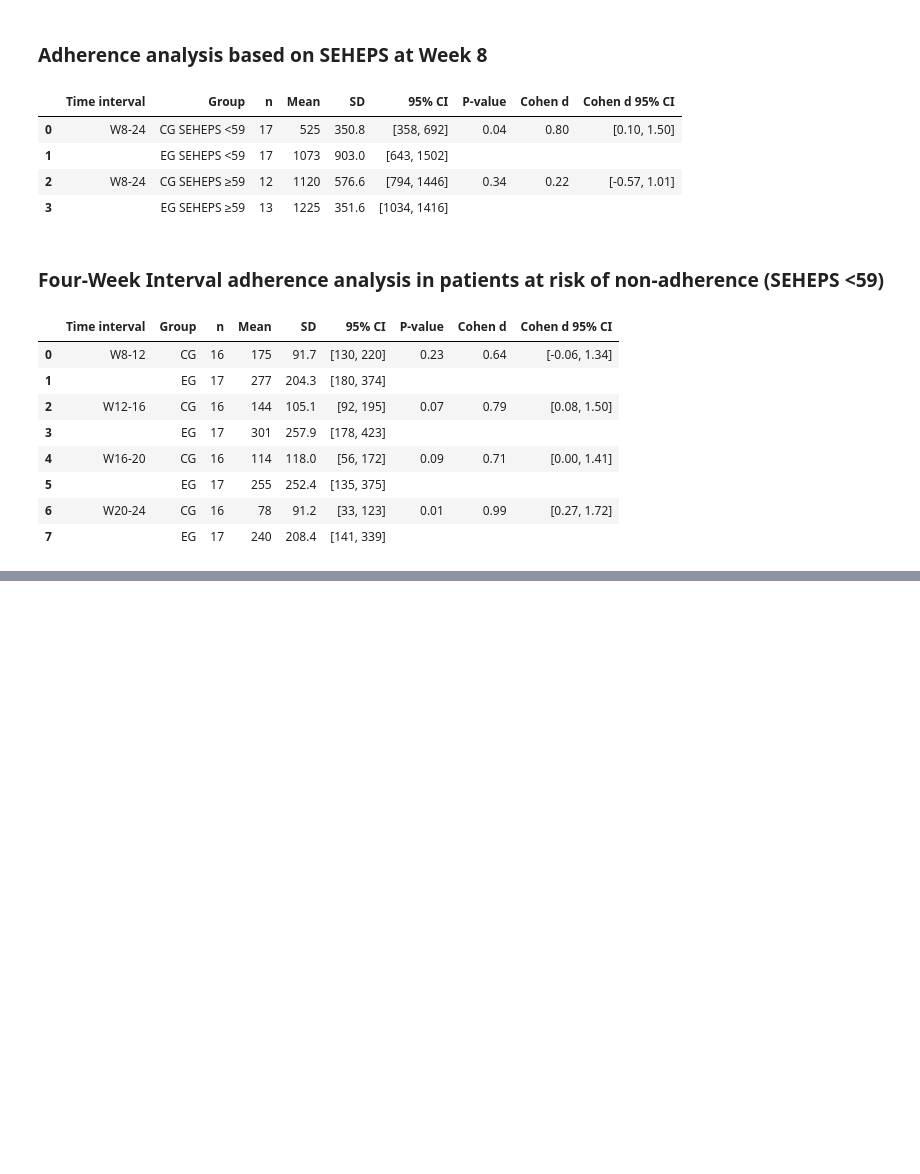
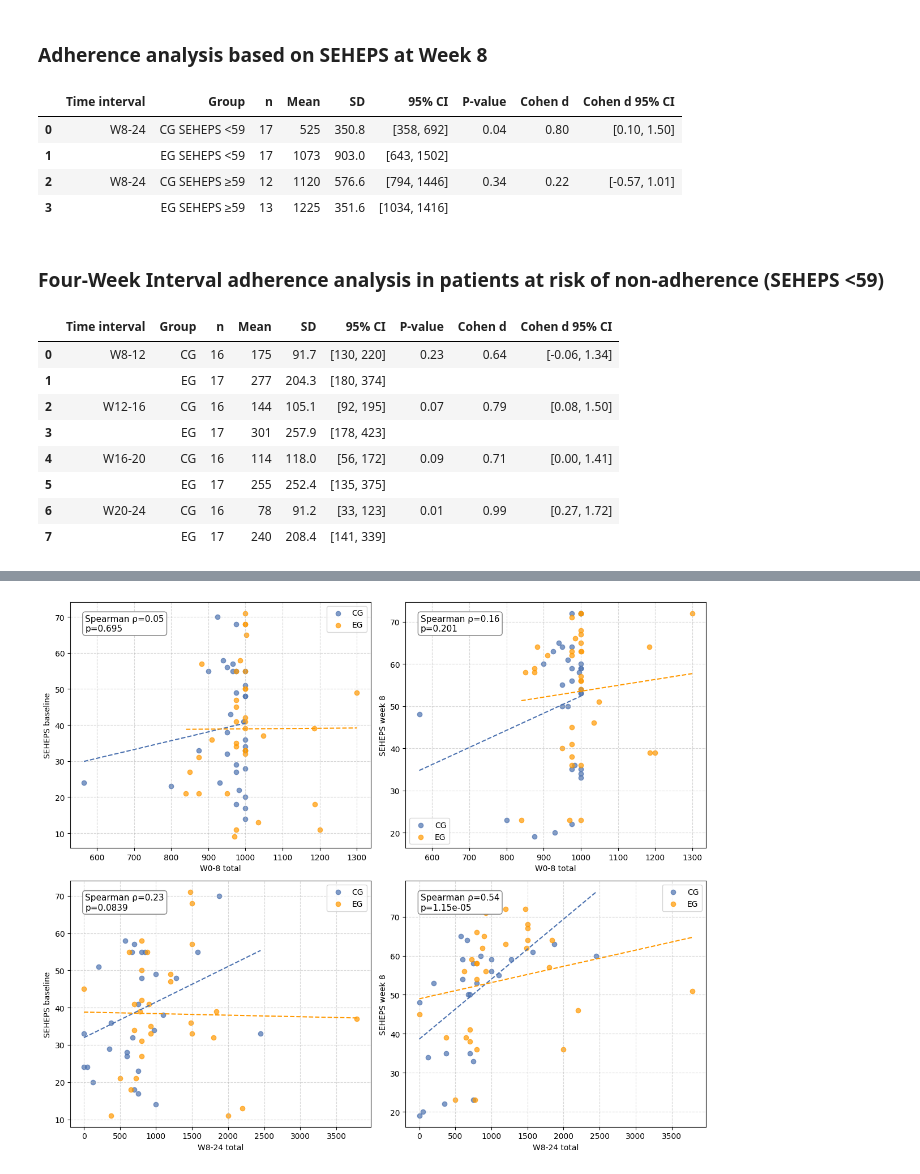
Before and after one commit to kbi-fbmi/articles--2025expiratory, a Jupyter notebook: statistics_original.ipynb, the cells around one changed output, grey strips where cells are left out. Saved outputs shown, nothing was run; the diff lists cells and outputs as text; code cells hidden in the pictures; blank space fills up the shorter version.

```diff
--- a/statistics_original.ipynb
+++ b/statistics_original.ipynb
@@ -491 +489,92 @@ display(table3)
 | 9 |  | EG SEHEPS ≥59 | 13 | 179.2 (54.5) | 182.5 (57.5) | +3.2 (16.3) | [-5.6, 12.1] |  | ... |
+# %%
+# Association between adherence and SEHEPS (Spearman’s ρ)
+from scipy.stats import spearmanr
+import pandas as pd
+
+# Define pairs to test: adherence (total) vs SEHEPS at baseline and week 8
+pairs = [
+    ('w0-8_total', 'seheps', 'W0-8 total', 'SEHEPS baseline'),
+    ('w0-8_total', 'w8_seheps', 'W0-8 total', 'SEHEPS week 8'),
+    ('w8-24_total', 'seheps', 'W8-24 total', 'SEHEPS baseline'),
+    ('w8-24_total', 'w8_seheps', 'W8-24 total', 'SEHEPS week 8'),
+
+    # Add more if needed
+    ]
+
+results = []
+for x_col, y_col, x_label, y_label in pairs:
+    # Drop rows with missing values in either column
+    valid = df[[x_col, y_col]].dropna()
+    if len(valid) > 2:
+        rho, pval = spearmanr(valid[x_col], valid[y_col])
+        results.append([x_label, y_label, len(valid), round(rho, 3), f'{pval:.3g}'])
+    else:
+        results.append([x_label, y_label, len(valid), None, None])
+
+assoc_table = pd.DataFrame(results, columns=['Adherence', 'SEHEPS', 'n','Spearman rho', 'P-value'])
+display(assoc_table)
+
+results = []
+for x_col, y_col, x_label, y_label in pairs:
+    # Drop rows with missing values in either column
+    valid = CG[[x_col, y_col]].dropna()
+    if len(valid) > 2:
+        rho, pval = spearmanr(valid[x_col], valid[y_col])
+        results.append([x_label, y_label, len(valid), round(rho, 3), f'{pval:.3g}'])
+    else:
+        results.append([x_label, y_label, len(valid), None, None])
+
+assoc_table = pd.DataFrame(results, columns=['Adherence CG', 'SEHEPS', 'n','Spearman rho', 'P-value'])
+display(assoc_table)
+
+
+results = []
+for x_col, y_col, x_label, y_label in pairs:
+    # Drop rows with missing values in either column
+    valid = EG[[x_col, y_col]].dropna()
+    if len(valid) > 2:
+        rho, pval = spearmanr(valid[x_col], valid[y_col])
+        results.append([x_label, y_label, len(valid), round(rho, 3), f'{pval:.3g}'])
+    else:
+        results.append([x_label, y_label, len(valid), None, None])
+
+assoc_table = pd.DataFrame(results, columns=['Adherence EG', 'SEHEPS', 'n','Spearman rho', 'P-value'])
+display(assoc_table)
+
+fig, axes = plt.subplots(2, 2, figsize=(12, 10))
+group_colors = {'CG': '#4C72B0', 'EG': '#FF9900'}
+group_labels = {0: 'CG', 1: 'EG'}
+
+for idx, (x_col, y_col, x_label, y_label) in enumerate(pairs):
+    ax = axes[idx // 2, idx % 2]
+    # Plot CG and EG separately
+    for group_val, group_name in group_labels.items():
+        group_df = df[df['group'] == group_val][[x_col, y_col]].dropna()
+        if not group_df.empty:
+            ax.scatter(
+                group_df[x_col], group_df[y_col],
+                label=group_name,
+                color=group_colors[group_name],
+                alpha=0.7
+            )
+            # Fit and plot regression line
+            if len(group_df) > 1:
+                slope, intercept = np.polyfit(group_df[x_col], group_df[y_col], 1)
+                x_vals = np.array([group_df[x_col].min(), group_df[x_col].max()])
+                y_vals = slope * x_vals + intercept
+                ax.plot(x_vals, y_vals, color=group_colors[group_name], linestyle='--')
+    # Calculate and annotate Spearman rho for all data
+    valid = df[[x_col, y_col]].dropna()
+    if len(valid) > 2:
+        rho, pval = spearmanr(valid[x_col], valid[y_col])
+        ax.annotate(f"Spearman ρ={rho:.2f}\np={pval:.3g}", xy=(0.05, 0.95), xycoords='axes fraction',
+                    ha='left', va='top', fontsize=11, bbox=dict(boxstyle="round,pad=0.3", fc="white", ec="gray", lw=1))
+    ax.set_xlabel(x_label)
+    ax.set_ylabel(y_label)
+    ax.legend()
+    ax.grid(True, linestyle='--', alpha=0.5)
+
+plt.tight_layout()
+plt.show()
+# %% [output]
@@ -491,0 +596 @@ display(table3)
+[figure, added]
```
Also changed, not shown: parts of 5 cells of this notebook.
